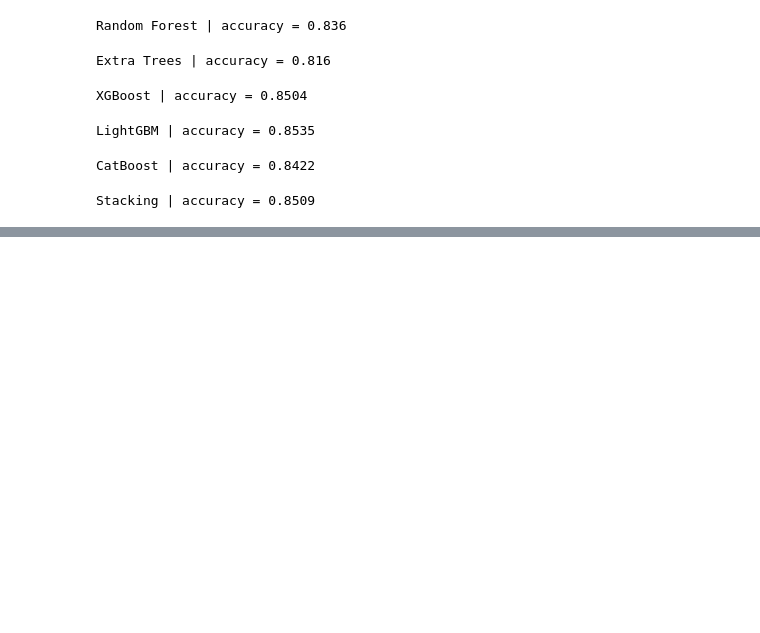
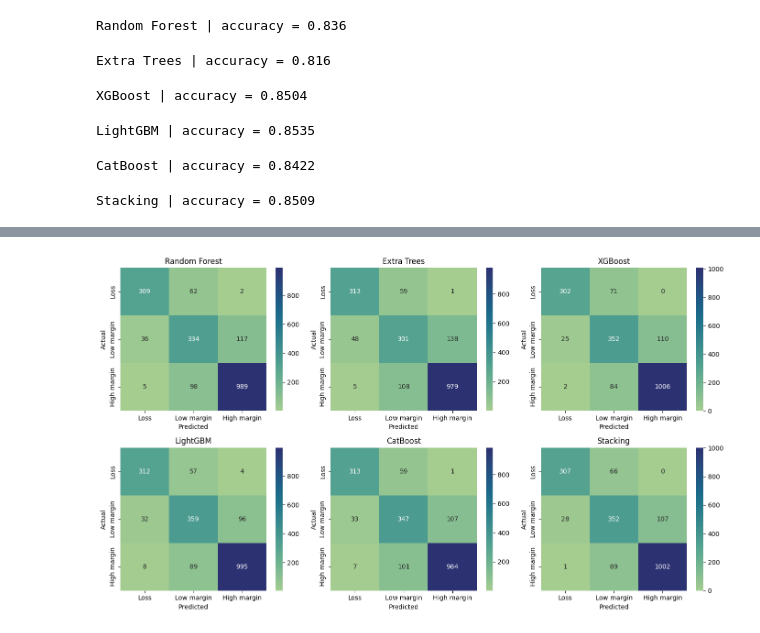
Before and after one commit to mdmohsin212/skill-morph-hw, a Jupyter notebook: Assignment_8.ipynb, the cells around one changed output, grey strips where cells are left out. Cells and saved outputs as stored; diff of their text form; code cells hidden in the pictures; blank space fills up the shorter version.

```diff
--- a/Assignment_8.ipynb
+++ b/Assignment_8.ipynb
@@ -233,3 +209,27 @@ stack_proba = stack_model.predict_proba(X_test)
 print(f"Stacking | accuracy = {accuracy_score(y_test, stack_pred):.4f}")
 # %% [output]
 Stacking | accuracy = 0.8509
+# %%
+models = {
+    "Random Forest": (rf_pred, rf_proba),
+    "Extra Trees":   (et_pred, et_proba),
+    "XGBoost":       (xgb_pred, xgb_proba),
+    "LightGBM":      (lgb_pred, lgb_proba),
+    "CatBoost":      (cat_pred, cat_proba),
+    "Stacking":      (stack_pred, stack_proba),
+}
+
+metrics_data = [
+    {
+        "Model": name,
+        "Accuracy": accuracy_score(y_test, pred),
+        "Precision (Macro)": precision_score(y_test, pred, average="macro"),
+        "Recall (Macro)": recall_score(y_test, pred, average="macro"),
+        "F1 (Macro)": f1_score(y_test, pred, average="macro"),
+        "Precision (Weighted)": precision_score(y_test, pred, average="weighted"),
+        "Recall (Weighted)": recall_score(y_test, pred, average="weighted"),
+        "F1 (Weighted)": f1_score(y_test, pred, average="weighted"),
+        "ROC-AUC": roc_auc_score(y_test, proba, multi_class="ovr")
+    }
+    for name, (pred, proba) in models.items()
+]
@@ -235,0 +249,16 @@ Stacking | accuracy = 0.8509
+# %%
+fig, axes = plt.subplots(2, 3, figsize=(14, 8))
+
+for ax, (name, (pred, proba)) in zip(axes.ravel(), models.items()):
+    cm = confusion_matrix(y_test, pred)
+
+    sns.heatmap(cm, annot=True, fmt="d", cmap="crest", ax=ax,xticklabels=class_names, yticklabels=class_names)
+
+    ax.set_title(name)
+    ax.set_xlabel("Predicted")
+    ax.set_ylabel("Actual")
+
+plt.tight_layout()
+plt.show()
+# %% [output]
+[figure, added]
```
Also changed, not shown: parts of 4 cells of this notebook.
